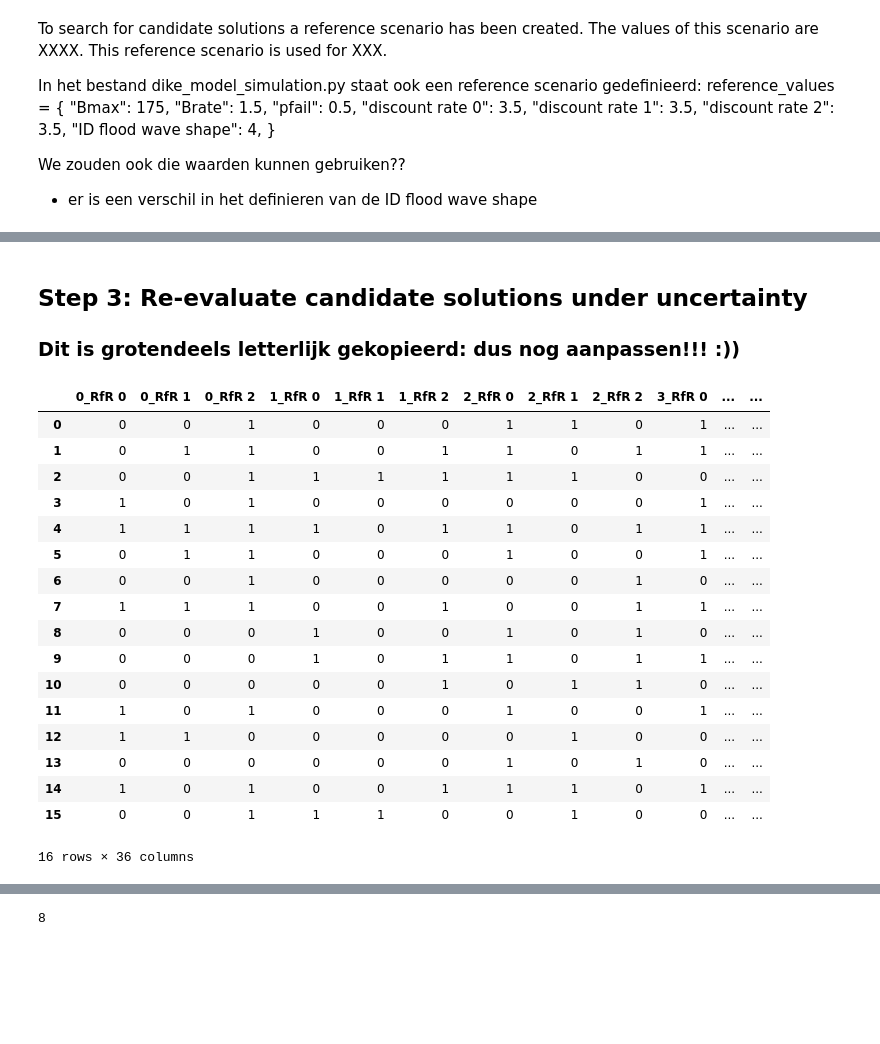
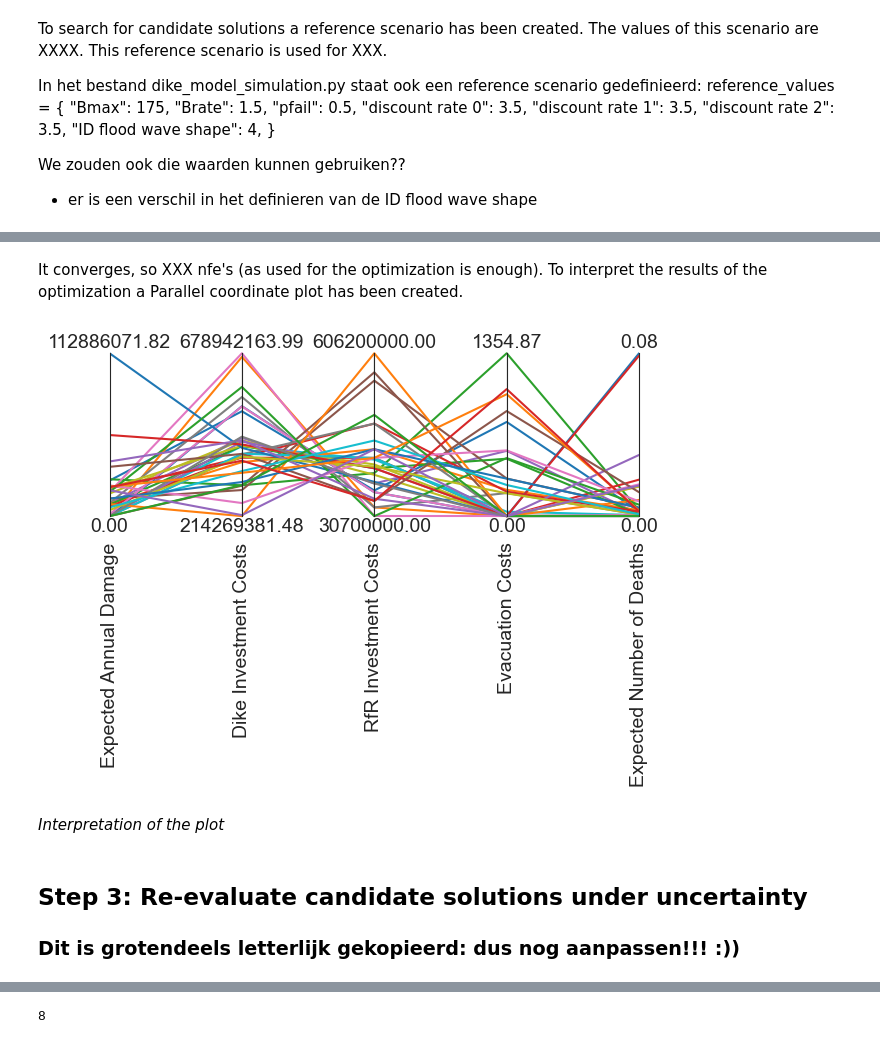
Before and after one commit to Eva-Bro/EPA141A_Group12_2025, a Jupyter notebook: final assignment/Scenario_MORDM.ipynb, the cells around one changed output, grey strips where cells are left out. Cells and saved outputs as stored; diff of their text form; code cells hidden in the pictures; blank space fills up the shorter version.

```diff
--- a/final assignment/Scenario_MORDM.ipynb
+++ b/final assignment/Scenario_MORDM.ipynb
@@ -201,24 +247,29 @@ plt.show()
+# %% [markdown]
+It converges, so XXX nfe's (as used for the optimization is enough). To interpret the results of the optimization a Parallel coordinate plot has been created.
+# %%
+# import data of optimization with 1 seed
+with open("opt_search_1_seed.pkl", "rb") as f:
+    data = pickle.load(f)
+
+archive, convergence = data
+
+outcomes = archive.loc[:, [
+    'Expected Annual Damage',
+    'Dike Investment Costs',
+    'RfR Investment Costs',
+    'Evacuation Costs',
+    'Expected Number of Deaths'
+]]
+
+limits = parcoords.get_limits(outcomes)
+axes = parcoords.ParallelAxes(limits)
+axes.plot(outcomes)
+
+plt.show()
+# %% [output]
+[figure, added]
+# %% [markdown]
+*Interpretation of the plot*
 # %% [markdown]
 ## Step 3: Re-evaluate candidate solutions under uncertainty
 ### Dit is grotendeels letterlijk gekopieerd: dus nog aanpassen!!! :))
-# %%
-archive
-# %% [output]
-|  | 0_RfR 0 | 0_RfR 1 | 0_RfR 2 | 1_RfR 0 | 1_RfR 1 | 1_RfR 2 | 2_RfR 0 | 2_RfR 1 | 2_RfR 2 | 3_RfR 0 | ... | ... |
-| 0 | 0 | 0 | 1 | 0 | 0 | 0 | 1 | 1 | 0 | 1 | ... | ... |
-| 1 | 0 | 1 | 1 | 0 | 0 | 1 | 1 | 0 | 1 | 1 | ... | ... |
-| 2 | 0 | 0 | 1 | 1 | 1 | 1 | 1 | 1 | 0 | 0 | ... | ... |
-| 3 | 1 | 0 | 1 | 0 | 0 | 0 | 0 | 0 | 0 | 1 | ... | ... |
-| 4 | 1 | 1 | 1 | 1 | 0 | 1 | 1 | 0 | 1 | 1 | ... | ... |
-| 5 | 0 | 1 | 1 | 0 | 0 | 0 | 1 | 0 | 0 | 1 | ... | ... |
-| 6 | 0 | 0 | 1 | 0 | 0 | 0 | 0 | 0 | 1 | 0 | ... | ... |
-| 7 | 1 | 1 | 1 | 0 | 0 | 1 | 0 | 0 | 1 | 1 | ... | ... |
-| 8 | 0 | 0 | 0 | 1 | 0 | 0 | 1 | 0 | 1 | 0 | ... | ... |
-| 9 | 0 | 0 | 0 | 1 | 0 | 1 | 1 | 0 | 1 | 1 | ... | ... |
-| 10 | 0 | 0 | 0 | 0 | 0 | 1 | 0 | 1 | 1 | 0 | ... | ... |
-| 11 | 1 | 0 | 1 | 0 | 0 | 0 | 1 | 0 | 0 | 1 | ... | ... |
-| 12 | 1 | 1 | 0 | 0 | 0 | 0 | 0 | 1 | 0 | 0 | ... | ... |
-| 13 | 0 | 0 | 0 | 0 | 0 | 0 | 1 | 0 | 1 | 0 | ... | ... |
-| 14 | 1 | 0 | 1 | 0 | 0 | 1 | 1 | 1 | 0 | 1 | ... | ... |
-| 15 | 0 | 0 | 1 | 1 | 1 | 0 | 0 | 1 | 0 | 0 | ... | ... |
-16 rows × 36 columns
```
Also changed, not shown: parts of 26 cells of this notebook, 1 other file.
